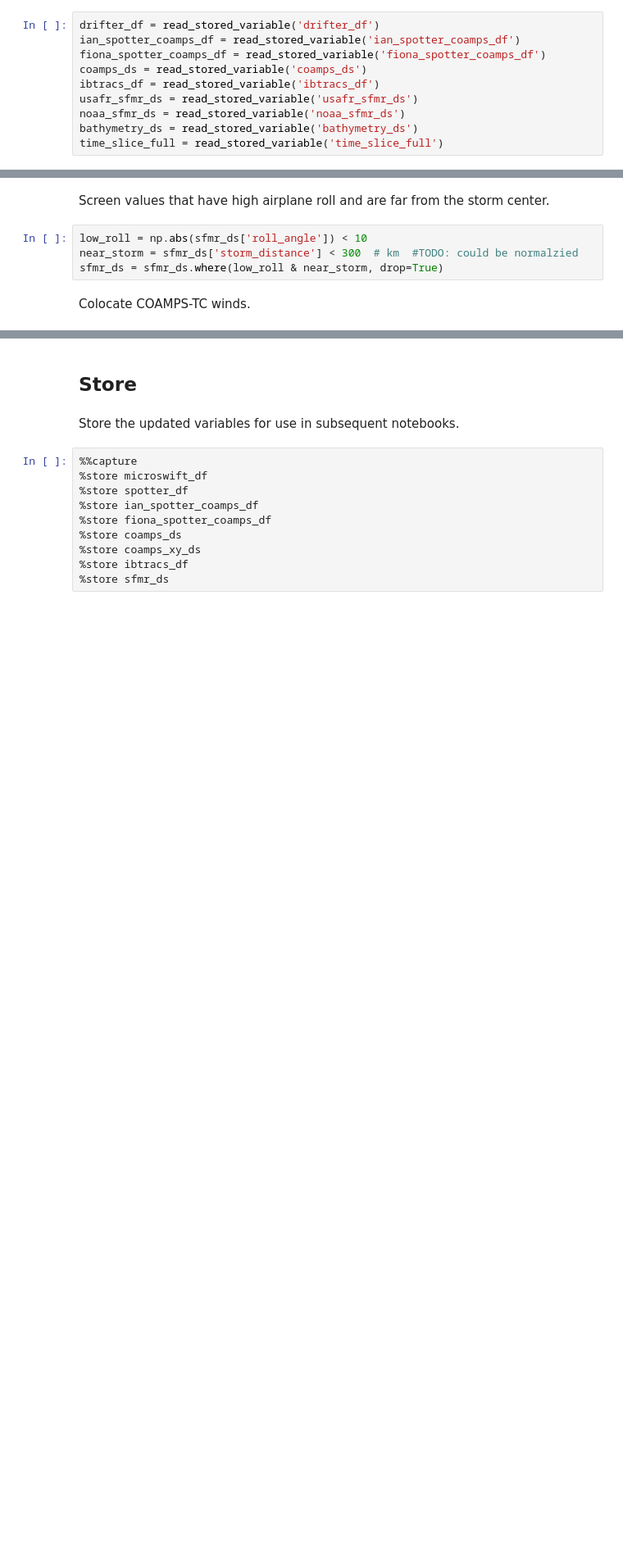
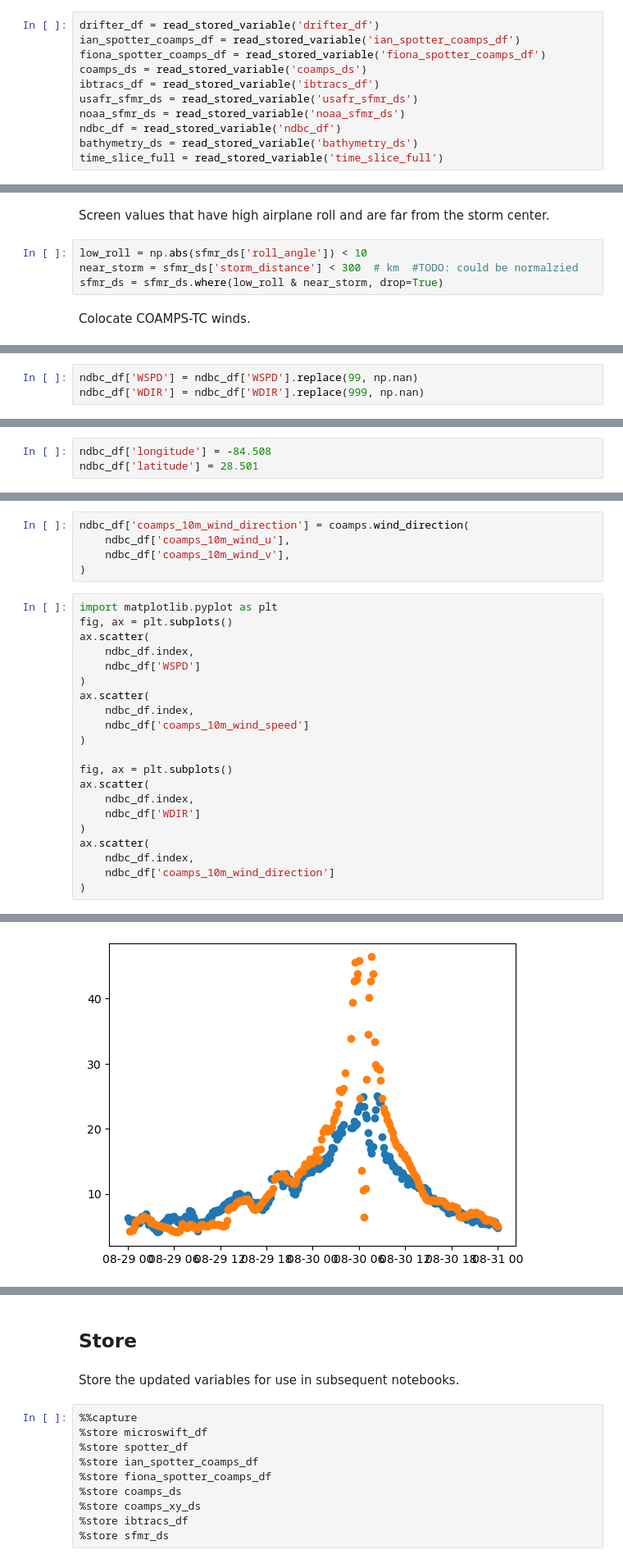
Before and after one commit to jacobrdavis/ocean-surface-wave-slopes-and-wind-wave-alignment, a Jupyter notebook: nb1-calculations.ipynb, the cells around one changed output, grey strips where cells are left out. Shown at 82% size. Drawn from its saved outputs; the diff is of its cells as text; blank space fills up the shorter version.

Commit message:
add support for ndbc met file

```diff
--- a/nb1-calculations.ipynb
+++ b/nb1-calculations.ipynb
@@ -28,6 +28,7 @@ coamps_ds = read_stored_variable('coamps_ds')
 ibtracs_df = read_stored_variable('ibtracs_df')
 usafr_sfmr_ds = read_stored_variable('usafr_sfmr_ds')
 noaa_sfmr_ds = read_stored_variable('noaa_sfmr_ds')
+ndbc_df = read_stored_variable('ndbc_df')
 bathymetry_ds = read_stored_variable('bathymetry_ds')
 time_slice_full = read_stored_variable('time_slice_full')
 # %% [markdown]
@@ -868,0 +874,3 @@ sfmr_ds['coamps_10m_wind_speed'] = ('datetime', wind_speed['ws'])
+# %%
+ndbc_df['WSPD'] = ndbc_df['WSPD'].replace(99, np.nan)
+ndbc_df['WDIR'] = ndbc_df['WDIR'].replace(999, np.nan)
@@ -868,0 +879,3 @@ sfmr_ds['coamps_10m_wind_speed'] = ('datetime', wind_speed['ws'])
+# %%
+ndbc_df['longitude'] = -84.508
+ndbc_df['latitude'] = 28.501
@@ -868,0 +978,27 @@ sfmr_ds['coamps_10m_wind_speed'] = ('datetime', wind_speed['ws'])
+# %%
+ndbc_df['coamps_10m_wind_direction'] = coamps.wind_direction(
+    ndbc_df['coamps_10m_wind_u'],
+    ndbc_df['coamps_10m_wind_v'],
+)
+# %%
+import matplotlib.pyplot as plt
+fig, ax = plt.subplots()
+ax.scatter(
+    ndbc_df.index,
+    ndbc_df['WSPD']
+)
+ax.scatter(
+    ndbc_df.index,
+    ndbc_df['coamps_10m_wind_speed']
+)
+
+fig, ax = plt.subplots()
+ax.scatter(
+    ndbc_df.index,
+    ndbc_df['WDIR']
+)
+ax.scatter(
+    ndbc_df.index,
+    ndbc_df['coamps_10m_wind_direction']
+)
+# %% [output]
@@ -868,0 +1006 @@ sfmr_ds['coamps_10m_wind_speed'] = ('datetime', wind_speed['ws'])
+[figure, added]
```
Also changed, not shown: parts of 17 cells of this notebook, 6 other files.
